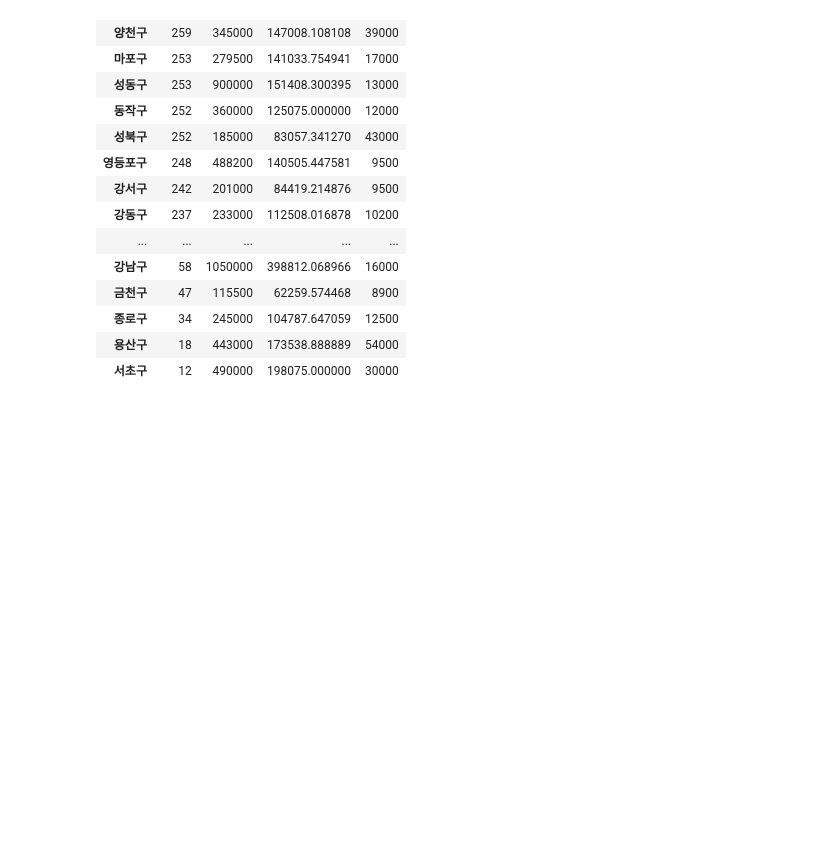
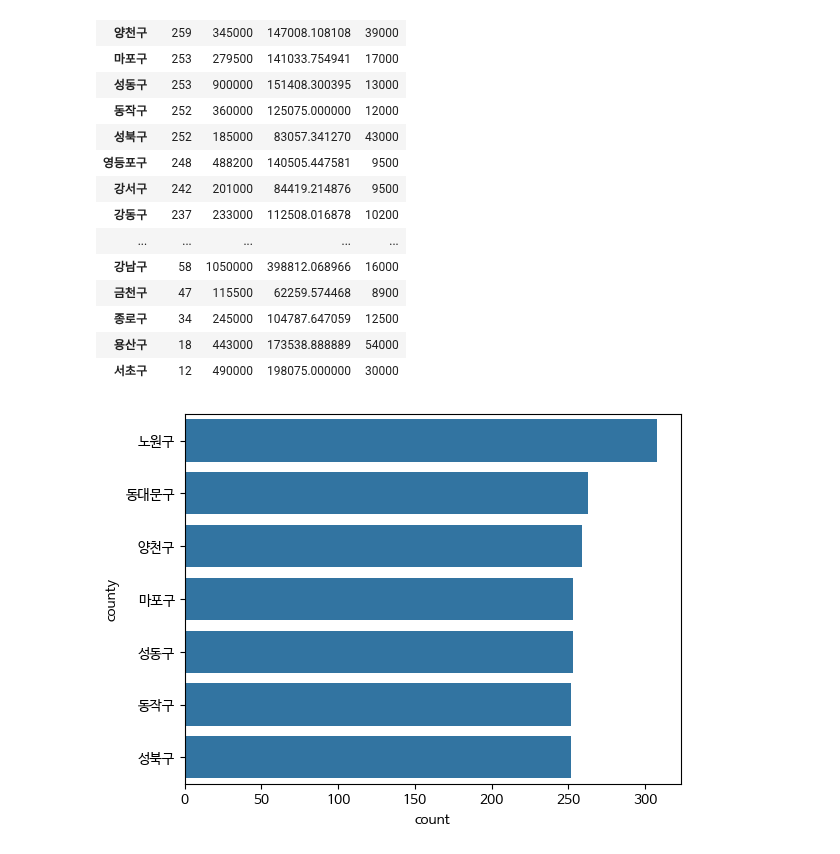
Before and after one commit to JakeOh/202511_BD53, a Jupyter notebook: lab_python/da13_apt.ipynb, the cells around one changed output. Drawn from its saved outputs; the diff is of its cells as text; code cells hidden in the pictures; blank space fills up the shorter version.

```diff
--- a/lab_python/da13_apt.ipynb
+++ b/lab_python/da13_apt.ipynb
@@ -556,5 +556,10 @@ seoul_by_county.sort_values(by='count', ascending=False)
 | 서초구 | 12 | 490000 | 198075.000000 | 30000 |
 # %%
 # 서울에서 아파트 계약 건수가 많은 상위 7개 지역을 시각화
+seoul_top7 = seoul_by_county.sort_values(by='count', ascending=False).head(n=7)
+sns.barplot(data=seoul_top7, x='count', y='county')
+plt.show()
+# %% [output]
+[figure, added]
 # %%
 # 서울에서 아파트 계약 건수 하위 7개 지역을 시각화
```
Also changed, not shown: parts of 8 cells of this notebook.
